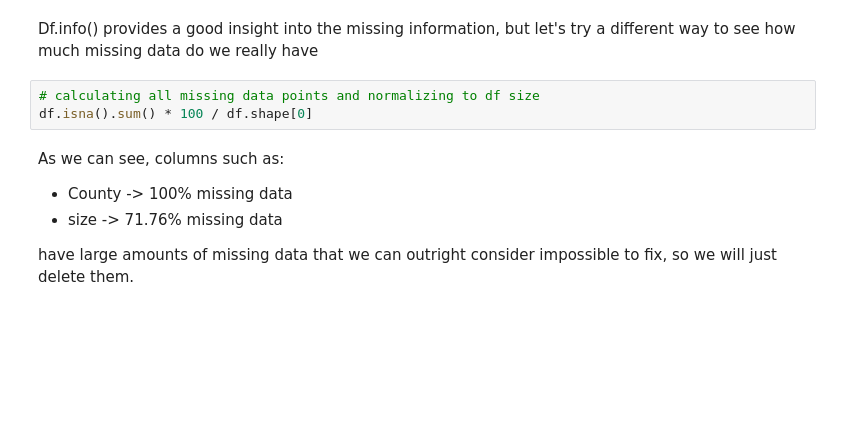
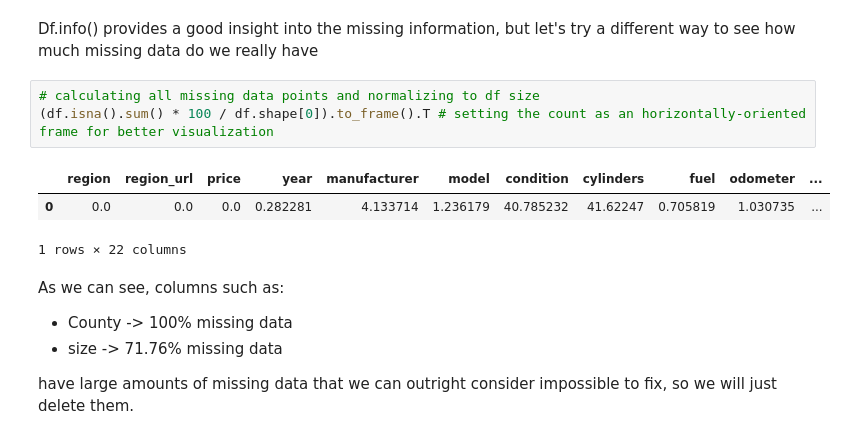
Before and after one commit to alexkingsing/used_cars, a Jupyter notebook: Used_cars_Dev.ipynb, the cells around one changed output. Saved outputs shown, nothing was run; the diff lists cells and outputs as text; blank space fills up the shorter version.

```diff
--- a/Used_cars_Dev.ipynb
+++ b/Used_cars_Dev.ipynb
@@ -61,7 +99,11 @@ df.info()
 Df.info() provides a good insight into the missing information, but let's try a different way to see how much missing data do we really have
 # %%
 # calculating all missing data points and normalizing to df size
-df.isna().sum() * 100 / df.shape[0]
+(df.isna().sum() * 100 / df.shape[0]).to_frame().T # setting the count as an horizontally-oriented frame for better visualization
+# %% [output]
+|  | region | region_url | price | year | manufacturer | model | condition | cylinders | fuel | odometer | ... |
+| 0 | 0.0 | 0.0 | 0.0 | 0.282281 | 4.133714 | 1.236179 | 40.785232 | 41.62247 | 0.705819 | 1.030735 | ... |
+1 rows × 22 columns
 # %% [markdown]
 As we can see, columns such as:
 * County -> 100% missing data
```
Also changed, not shown: parts of 43 cells of this notebook.
